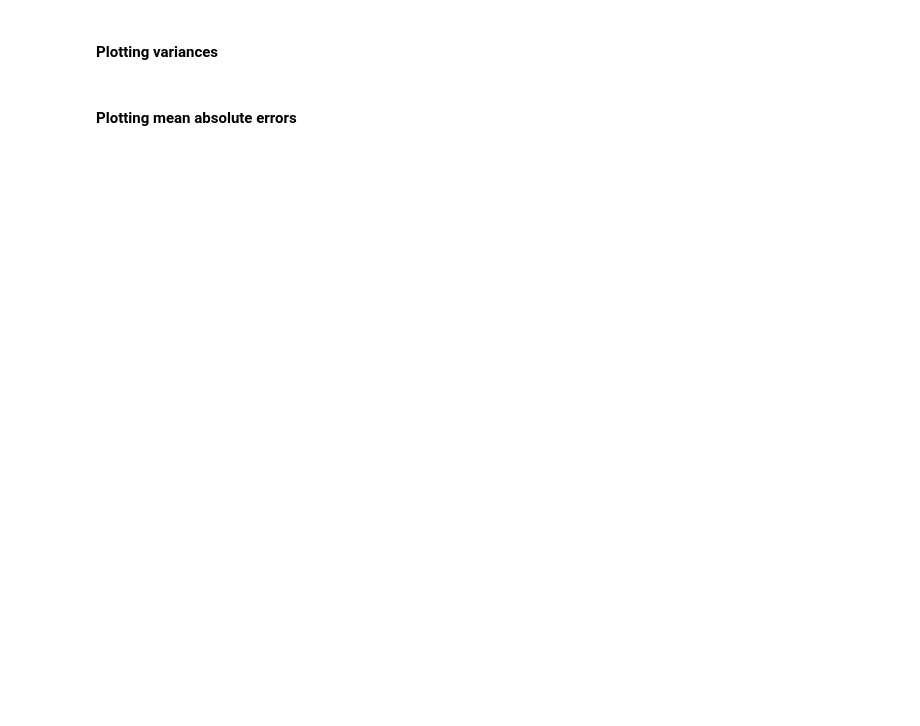
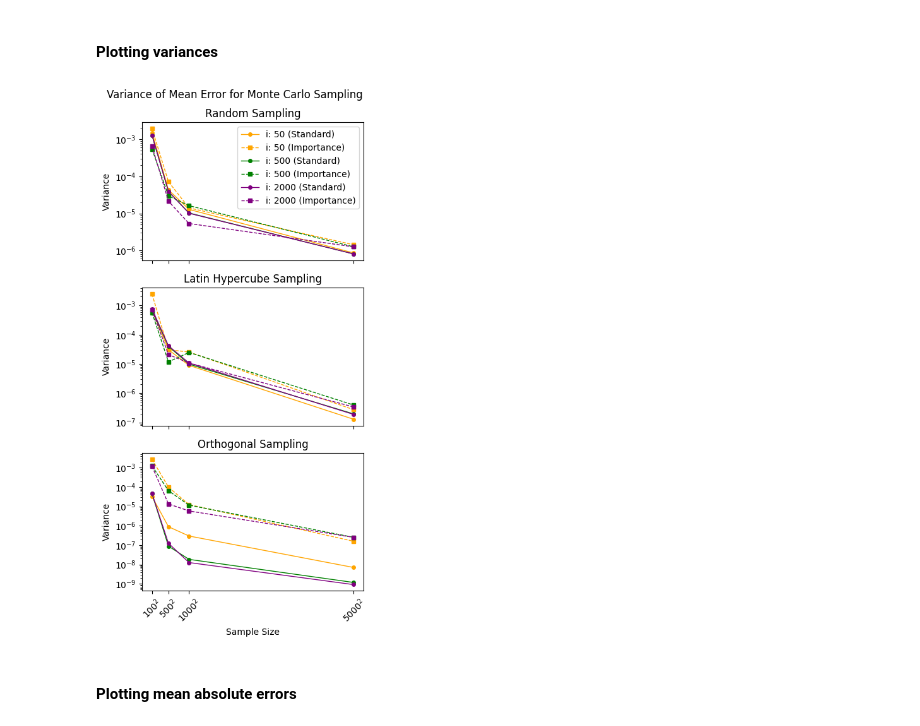
Before and after one commit to Babur-Jihanshahi/ChrisHoynckvanPapendrecht_15340791_CharlotteKoolen_15888592_ZiyaSungkar_14904950_1, a Jupyter notebook: madelbrot_sim.ipynb, the cells around one changed output. Saved outputs shown, nothing was run; the diff lists cells and outputs as text; code cells hidden in the pictures; blank space fills up the shorter version.

```diff
--- a/madelbrot_sim.ipynb
+++ b/madelbrot_sim.ipynb
@@ -337,30 +391,36 @@ plt.show()
 #### Plotting variances
 # %%
 fig, axes = plt.subplots(3, 1, figsize=(4.5, 9), sharex=True)
-fig.suptitle("Variance for Monte Carlo Sampling")
+fig.suptitle("Variance of Mean Error for Monte Carlo Sampling")
 
 # Plot for Random Sampling
 
-for j, m_v in enumerate([mean_var, mean_var_l, mean_var_o]):
+iterate_names= ['variance_error_r', 'variance_error_l', 'variance_error_o']
+
+for j, m_v in enumerate([mean_var_r, mean_var_l, mean_var_o]):
     i = 0
     for name, group in m_v.groupby("max_iterations"):
-        axes[j].plot(group["grid_size"], group['variance'], marker='o', color=colors[i], label=f'Iteration Bound {name}')
+        axes[j].plot(group["grid_size"], group['variance_error'], marker='o', linewidth = 1, markersize=4, color=colors[i], label=f'i: {name} (Standard)')
+        imp_group = mean_imp_var[mean_imp_var['max_iterations'] == name]
+        axes[j].plot(imp_group["grid_size"], imp_group[iterate_names[j]], marker='s', color=colors[i], linewidth = 1, markersize=4,  linestyle = '--', label=f'i: {name} (Importance)')
         i += 1
     # axes[j].set_xlabel("Sample Size")
     axes[j].set_yscale("log")
     axes[j].set_ylabel("Variance")
 
 axes[0].set_title("Random Sampling")
 axes[0].legend()
-axes[1].set_title("Latin Hyper-Cube Sampling")
+axes[1].set_title("Latin Hypercube Sampling")
 axes[2].set_title("Orthogonal Sampling")
 
 axes[2].set_xlabel("Sample Size")
 axes[2].set_xticks([100, 500, 1000, 5000])
 axes[2].set_xticklabels([f"${tick}^2$" for tick in [100, 500, 1000, 5000]], rotation=45)
 plt.tight_layout()  # Adjust layout to fit the main title
 plt.savefig('variances.png', dpi=300)
 plt.show()
+# %% [output]
+[figure, added]
 # %% [markdown]
 #### Plotting mean absolute errors
 # %%
```
Also changed, not shown: parts of 13 cells of this notebook.
